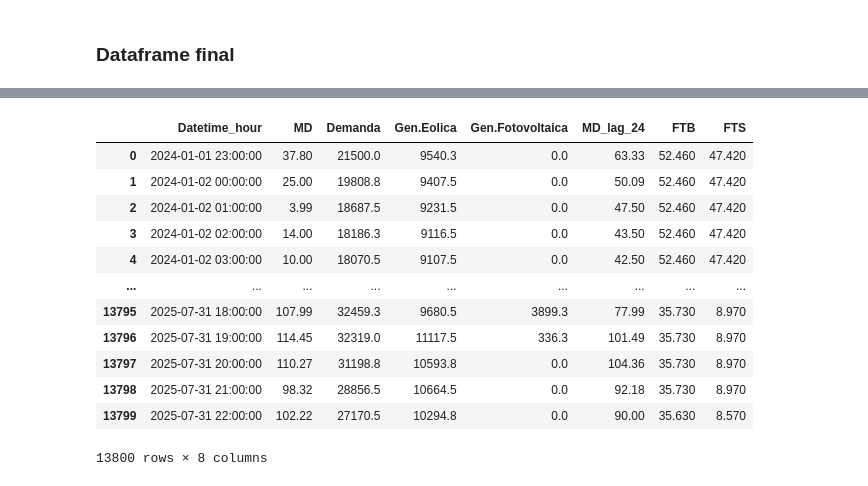
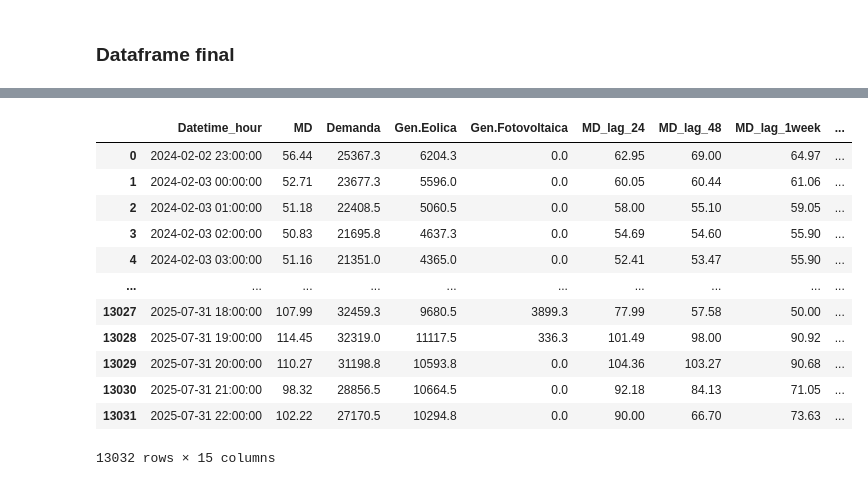
Before and after one commit to JaimeNavs9/proyecto_prediccion_MD, a Jupyter notebook: preparacion_datos.ipynb, the cells around one changed output, grey strips where cells are left out. Cells and saved outputs as stored; diff of their text form; code cells hidden in the pictures.

Commit message:
añadido el precio gas y CO2 en los datos

```diff
--- a/preparacion_datos.ipynb
+++ b/preparacion_datos.ipynb
@@ -324,0 +366,31 @@ df_omip['Date'] = df_omip['Date'].apply(lambda x: x.strftime('%Y-%m-%d'))
+# %%
+df_co2_1 = pd.read_csv('data_training/historico-precios-CO2-_2024_.csv', sep=';')
+df_co2_2 = pd.read_csv('data_training/historico-precios-CO2-_2025_.csv', sep=';')
+df_co2 = pd.concat([df_co2_1, df_co2_2])
+
+df_co2['Fecha'] = pd.to_datetime(df_co2['Fecha'], format='%d-%m-%Y')
+df_co2['Fecha'] = df_co2['Fecha'].dt.strftime('%Y-%m-%d')
+df_co2.rename(columns={'Fecha': 'Date'}, inplace=True)
+
+df_co2_precio = df_co2[['Date', 'EUA']].rename(columns={'EUA': 'Precio_CO2'})
+
+# Añadimos fechas restantes
+
+df_co2_precio['Date'] = pd.to_datetime(df_co2_precio['Date'])
+
+# Agrupar por fecha para eliminar duplicados (tomando el último valor disponible)
+df_co2_precio = df_co2_precio.groupby('Date').last()
+
+# Crear rango completo de fechas
+full_range = pd.date_range(start='2024-02-01', end='2025-08-27')
+
+# Reindexar y rellenar valores faltantes hacia atrás (last available)
+df_co2_precio_full = df_co2_precio.reindex(full_range, method='ffill')
+
+# Renombrar índice a columna Date
+df_co2_precio_full = df_co2_precio_full.rename_axis('Date').reset_index()
+
+df_co2_precio_full['Date'] = df_co2_precio_full['Date'].dt.strftime('%Y-%m-%d')
+df_co2_precio_full['Precio_CO2_lag48'] = df_co2_precio_full['Precio_CO2'].shift(2)
+df_co2_precio_full = df_co2_precio_full.drop(columns=['Precio_CO2']).dropna()
+df_co2_precio_full
@@ -330,15 +416,22 @@ df_omip['Date'] = df_omip['Date'].apply(lambda x: x.strftime('%Y-%m-%d'))
 # Calculamos la fecha en España (Datetime_hour está en UTC)
 utc_zone = pytz.utc
 spain_zone = pytz.timezone('Europe/Madrid')
+df_clean_previsiones['Datetime_hour'] = pd.to_datetime(df_clean_previsiones['Datetime_hour'])
 df_clean_previsiones['Datetime_hour_Spain'] = df_clean_previsiones['Datetime_hour'].dt.tz_localize(utc_zone).dt.tz_convert(spain_zone)
+df_clean_previsiones['Hour'] = df_clean_previsiones['Datetime_hour_Spain'].dt.hour
+df_clean_previsiones['Month'] = df_clean_previsiones['Datetime_hour_Spain'].dt.month
+df_clean_previsiones['Day_of_week'] = df_clean_previsiones['Datetime_hour_Spain'].dt.dayofweek
+
 
 df_clean_previsiones['Date'] = df_clean_previsiones['Datetime_hour_Spain'].dt.strftime('%Y-%m-%d')
 df_clean_previsiones.drop(columns=['Datetime_hour_Spain'], inplace=True)
 
 # Hacemos merge con el df de omip
 df_previsiones_omip = pd.merge(df_clean_previsiones, df_omip, on='Date', how='inner')
-df_previsiones_omip.drop(columns=['Date'], inplace=True)
-print(df_previsiones_omip.info())
-df_previsiones_omip
+df_previsiones_omip_mibgas = pd.merge(df_previsiones_omip, df_mibgas_precio, on='Date', how='inner')
+df_final_futuro = pd.merge(df_previsiones_omip_mibgas, df_co2_precio_full, on='Date', how='inner')
+df_final_futuro.drop(columns=['Date'], inplace=True)
+print(df_final_futuro.info())
+df_final_futuro
 # %% [output]
 <class 'pandas.core.frame.DataFrame'>
@@ -359,15 +453,15 @@ memory usage: 862.6+ KB
 None
-|  | Datetime_hour | MD | Demanda | Gen.Eolica | Gen.Fotovoltaica | MD_lag_24 | FTB | FTS |
-| 0 | 2024-01-01 23:00:00 | 37.80 | 21500.0 | 9540.3 | 0.0 | 63.33 | 52.460 | 47.420 |
-| 1 | 2024-01-02 00:00:00 | 25.00 | 19808.8 | 9407.5 | 0.0 | 50.09 | 52.460 | 47.420 |
-| 2 | 2024-01-02 01:00:00 | 3.99 | 18687.5 | 9231.5 | 0.0 | 47.50 | 52.460 | 47.420 |
-| 3 | 2024-01-02 02:00:00 | 14.00 | 18186.3 | 9116.5 | 0.0 | 43.50 | 52.460 | 47.420 |
-| 4 | 2024-01-02 03:00:00 | 10.00 | 18070.5 | 9107.5 | 0.0 | 42.50 | 52.460 | 47.420 |
-| ... | ... | ... | ... | ... | ... | ... | ... | ... |
-| 13795 | 2025-07-31 18:00:00 | 107.99 | 32459.3 | 9680.5 | 3899.3 | 77.99 | 35.730 | 8.970 |
-| 13796 | 2025-07-31 19:00:00 | 114.45 | 32319.0 | 11117.5 | 336.3 | 101.49 | 35.730 | 8.970 |
-| 13797 | 2025-07-31 20:00:00 | 110.27 | 31198.8 | 10593.8 | 0.0 | 104.36 | 35.730 | 8.970 |
-| 13798 | 2025-07-31 21:00:00 | 98.32 | 28856.5 | 10664.5 | 0.0 | 92.18 | 35.730 | 8.970 |
-| 13799 | 2025-07-31 22:00:00 | 102.22 | 27170.5 | 10294.8 | 0.0 | 90.00 | 35.630 | 8.570 |
+|  | Datetime_hour | MD | Demanda | Gen.Eolica | Gen.Fotovoltaica | MD_lag_24 | MD_lag_48 | MD_lag_1week | ... |
+| 0 | 2024-02-02 23:00:00 | 56.44 | 25367.3 | 6204.3 | 0.0 | 62.95 | 69.00 | 64.97 | ... |
+| 1 | 2024-02-03 00:00:00 | 52.71 | 23677.3 | 5596.0 | 0.0 | 60.05 | 60.44 | 61.06 | ... |
+| 2 | 2024-02-03 01:00:00 | 51.18 | 22408.5 | 5060.5 | 0.0 | 58.00 | 55.10 | 59.05 | ... |
+| 3 | 2024-02-03 02:00:00 | 50.83 | 21695.8 | 4637.3 | 0.0 | 54.69 | 54.60 | 55.90 | ... |
+| 4 | 2024-02-03 03:00:00 | 51.16 | 21351.0 | 4365.0 | 0.0 | 52.41 | 53.47 | 55.90 | ... |
+| ... | ... | ... | ... | ... | ... | ... | ... | ... | ... |
+| 13027 | 2025-07-31 18:00:00 | 107.99 | 32459.3 | 9680.5 | 3899.3 | 77.99 | 57.58 | 50.00 | ... |
+| 13028 | 2025-07-31 19:00:00 | 114.45 | 32319.0 | 11117.5 | 336.3 | 101.49 | 98.00 | 90.92 | ... |
+| 13029 | 2025-07-31 20:00:00 | 110.27 | 31198.8 | 10593.8 | 0.0 | 104.36 | 103.27 | 90.68 | ... |
+| 13030 | 2025-07-31 21:00:00 | 98.32 | 28856.5 | 10664.5 | 0.0 | 92.18 | 84.13 | 71.05 | ... |
+| 13031 | 2025-07-31 22:00:00 | 102.22 | 27170.5 | 10294.8 | 0.0 | 90.00 | 66.70 | 73.63 | ... |
-13800 rows × 8 columns
+13032 rows × 15 columns
 # %%
```
Also changed, not shown: parts of 13 cells of this notebook, 7 other files.
